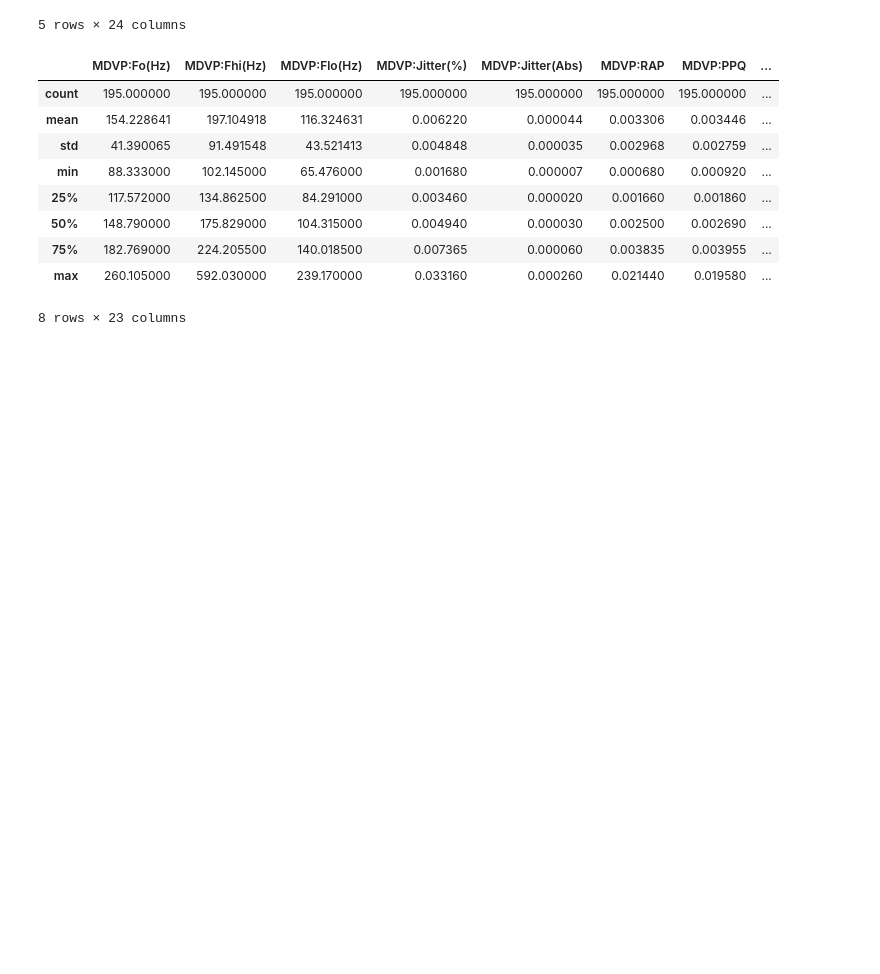
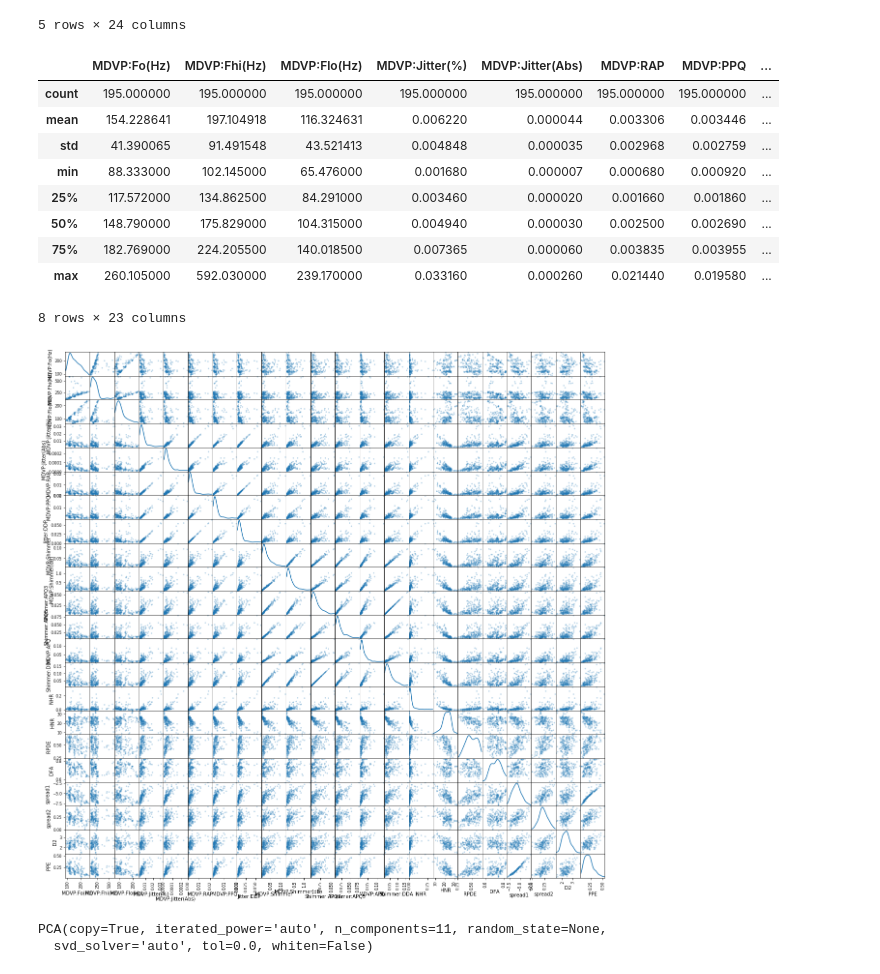
Before and after one commit to alrPhysics/Parkinsons, a Jupyter notebook: Parkinsons.ipynb, the cells around one changed output. Cells and saved outputs as stored; diff of their text form; code cells hidden in the pictures; blank space fills up the shorter version.

Commit message:
feat: Scale features and perform dimensionality reduction

```diff
--- a/Parkinsons.ipynb
+++ b/Parkinsons.ipynb
@@ -15,17 +23,20 @@ data.head()
 | 4 | phon_R01_S01_5 | 116.014 | 141.781 | 110.655 | 0.01284 | 0.00011 | 0.00655 | ... |
 5 rows × 24 columns
 # %%
+#Explore data and separate features from class labels
 display(data.describe())
 features = data.drop(['name','status'],1)
 status = data['status']
+pd.plotting.scatter_matrix(features, alpha = 0.3, figsize = (20,20), diagonal = 'kde');
 # %% [output]
 |  | MDVP:Fo(Hz) | MDVP:Fhi(Hz) | MDVP:Flo(Hz) | MDVP:Jitter(%) | MDVP:Jitter(Abs) | MDVP:RAP | MDVP:PPQ | ... |
 | count | 195.000000 | 195.000000 | 195.000000 | 195.000000 | 195.000000 | 195.000000 | 195.000000 | ... |
 | mean | 154.228641 | 197.104918 | 116.324631 | 0.006220 | 0.000044 | 0.003306 | 0.003446 | ... |
 | std | 41.390065 | 91.491548 | 43.521413 | 0.004848 | 0.000035 | 0.002968 | 0.002759 | ... |
 | min | 88.333000 | 102.145000 | 65.476000 | 0.001680 | 0.000007 | 0.000680 | 0.000920 | ... |
 | 25% | 117.572000 | 134.862500 | 84.291000 | 0.003460 | 0.000020 | 0.001660 | 0.001860 | ... |
 | 50% | 148.790000 | 175.829000 | 104.315000 | 0.004940 | 0.000030 | 0.002500 | 0.002690 | ... |
 | 75% | 182.769000 | 224.205500 | 140.018500 | 0.007365 | 0.000060 | 0.003835 | 0.003955 | ... |
 | max | 260.105000 | 592.030000 | 239.170000 | 0.033160 | 0.000260 | 0.021440 | 0.019580 | ... |
 8 rows × 23 columns
+[figure, added]
@@ -31,0 +56,7 @@ status = data['status']
+# %%
+#PCA
+pca = PCA(n_components = 11)
+pca.fit(train_features_scaled)
+# %% [output]
+PCA(copy=True, iterated_power='auto', n_components=11, random_state=None,
+  svd_solver='auto', tol=0.0, whiten=False)
```
Also changed, not shown: parts of 6 cells of this notebook.
